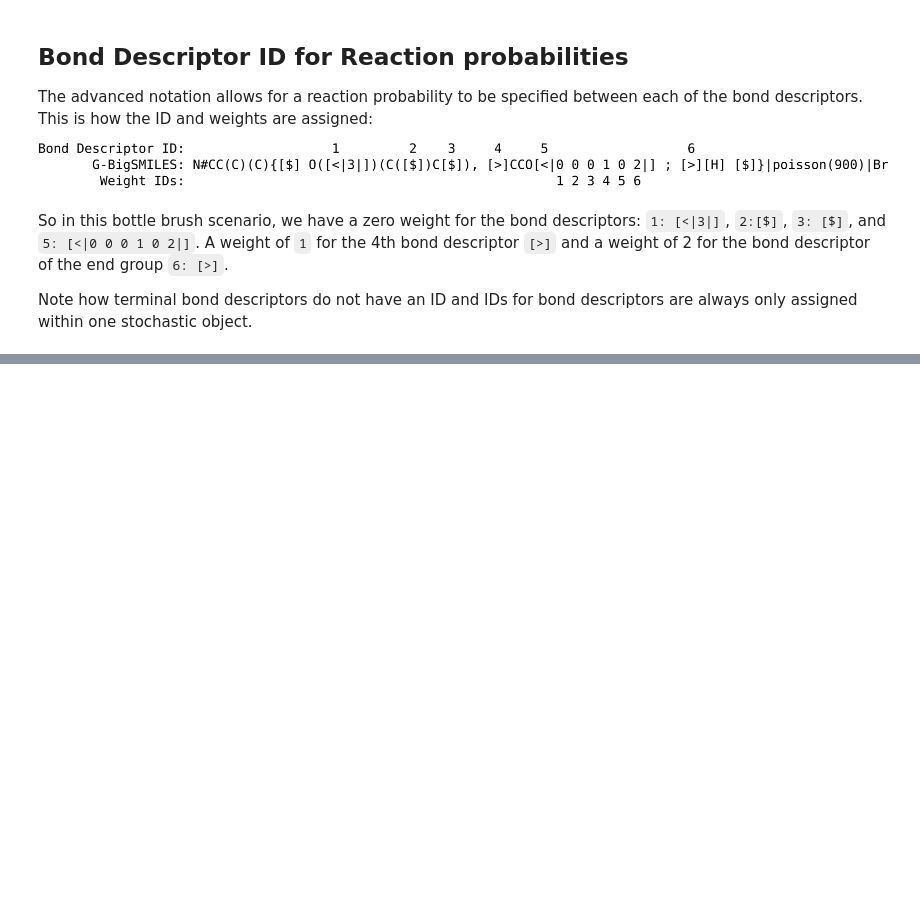
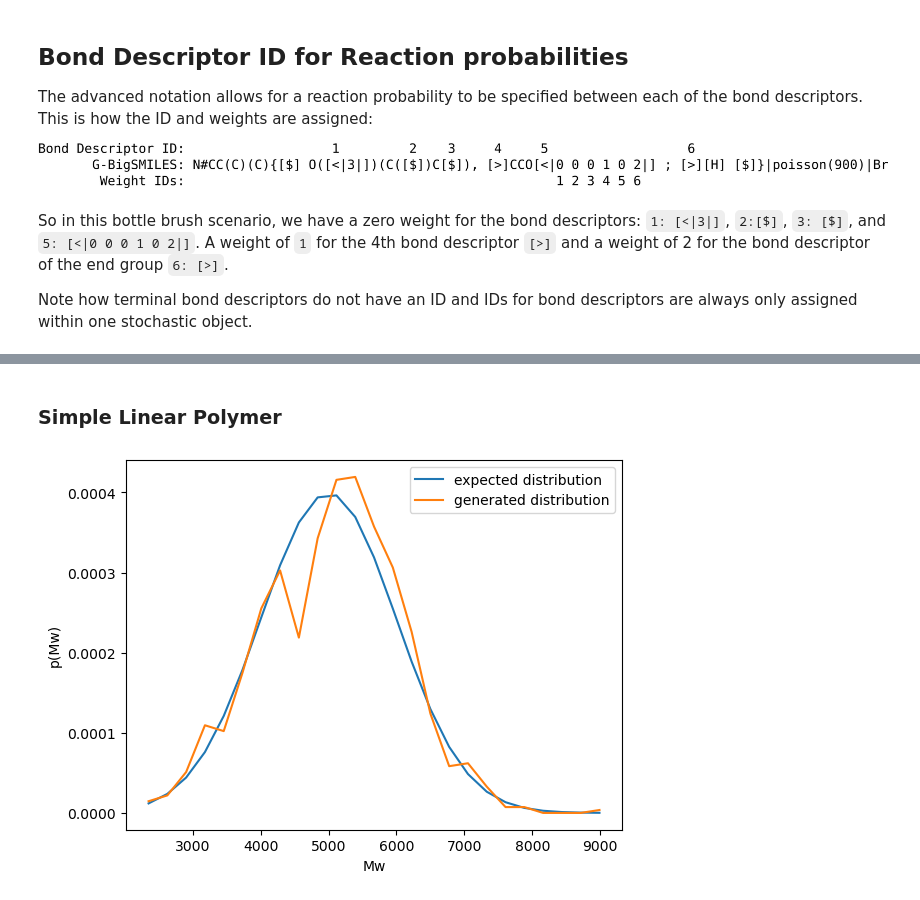
Before and after one commit to InnocentBug/G-BigSMILES, a Jupyter notebook: SI.ipynb, the cells around one changed output, grey strips where cells are left out. Cells and saved outputs as stored; diff of their text form; code cells hidden in the pictures; blank space fills up the shorter version.

Commit message:
add new material to SI (#44)
add distribution tests and composition tests to the jupyter notebook.

```diff
--- a/SI.ipynb
+++ b/SI.ipynb
@@ -84,7 +81,7 @@ In common terms, this represents the random copolymer PS-r-PMMA. Technically, th
 Our first step is to specify the molecular weight distribution. We'll use the Schulz-Zimm distribution as an example, with a molecular weight average (Mw) of 1500 and a number average molecular weight (Mn) of 1400.
 # %%
 # Define a generative bigSMILES string representing an ensemble of molecules
-generative_bigSMILES = "CCOC(=O)C(C)(C){[>][<]CC([>])c1ccccc1, [<]CC([>])C(=O)OC [<]}|schulz_zimm(1500, 1400)|[Br]"
+generative_bigSMILES = "CCOC(=O)C(C)(C){[>][<]CC([>])c1ccccc1, [<]CC([>])C(=O)OC [<]}|schulz_zimm(1500, 1400)|[Br].|5e5|"
 # %%
 # Visualize the generated molecule
 draw_molecule(generative_bigSMILES)
@@ -106,6 +162,6 @@ We can alter the composition of PS and PMMA by assigning different weights to th
 # %%
 # Define a generative bigSMILES string with weighted bond descriptors
-generative_bigSMILES = "CCOC(=O)C(C)(C){[>][<|8|]CC([>|8|])c1ccccc1, [<|2|]CC([>|2|])C(=O)OC [<]}|schulz_zimm(1500, 1400)|[Br]"
+generative_bigSMILES = "CCOC(=O)C(C)(C){[>][<|8|]CC([>|8|])c1ccccc1, [<|2|]CC([>|2|])C(=O)OC [<]}|schulz_zimm(1500, 1400)|[Br].|5e5|"
 # %%
 # Visualize the new generated molecule
 draw_molecule(generative_bigSMILES)
@@ -126,7 +203,7 @@ In the previous example, we adjusted the ratio of PS to PMMA but didn't specify
 For instance, let's set the transition probability for both PS -> PS and PMMA -> PMMA to 70%, yielding a noticeably blockier random copolymer. We can accomplish this by assigning weights of 7 and 3 to the respective transitions between the monomers.
 # %%
 # Define a generative bigSMILES string with adjusted blockiness
-generative_bigSMILES = "CCOC(=O)C(C)(C){[>][<|0 7 0 3|]CC([>|7 0 3 0|])c1ccccc1, [<|0 3 0 7|]CC([>|3 0 7 0|])C(=O)OC [<]}|schulz_zimm(1500, 1400)|[Br]"
+generative_bigSMILES = "CCOC(=O)C(C)(C){[>][<|0 7 0 3|]CC([>|7 0 3 0|])c1ccccc1, [<|0 3 0 7|]CC([>|3 0 7 0|])C(=O)OC [<]}|schulz_zimm(1500, 1400)|[Br].|5e5|"
 # %%
 # Visualize the blockier molecule
 draw_molecule(generative_bigSMILES)
@@ -139,0 +215,22 @@ draw_generation_graph(generative_bigSMILES)
+# %%
+# In testing environments only run on the linux systems:
+if IS_LINUX or not TESTING_ENV:
+    # Use a full ensemble system determine the ration of PS to PMMA
+    system = bigsmiles_gen.System(generative_bigSMILES)
+    total_PMMA = 0
+    total_PS = 0
+    total_weight = 0
+    # Iterate the molecules of a full system
+    for gen_mol in system.generator:
+        n_PMMA, n_PS = count_PS_PMMA_monomers(gen_mol)
+        total_PMMA += n_PMMA
+        total_PS += n_PS
+        total_weight += gen_mol.weight
+        update_progress(total_weight/system.system_mass)
+
+    ratio = total_PMMA/(total_PS + total_PMMA)
+    expected_ratio = 0.5
+    print(ratio, expected_ratio)
+    # For automated tests we raise an exception for unexpected deviations
+    if np.abs(expected_ratio - ratio) > 0.05:
+        raise RuntimeError(f"Unexpected deviation of the monomer composition by more then 5%: {(ratio, expected_ratio)}")
@@ -570,0 +689,14 @@ Note how terminal bond descriptors do not have an ID and IDs for bond descriptor
+# %% [markdown]
+### Simple Linear Polymer
+# %%
+# In testing environments only run on the linux systems:
+if IS_LINUX or not TESTING_ENV:
+    mu = 5e3
+    sigma = 1e3
+    generative_bigSMILES = "[H]{[>] [<]CC([>])c1ccccc1 [<]}|gauss("+str(mu)+", "+str(sigma)+")|[H].|5e6|"
+    normalized_deviation = plot_distribution(generative_bigSMILES, mu, sigma)
+    # Let's make sure our expectations are fulfilled (important for automated tests)
+    if normalized_deviation > 0.5:
+        raise RuntimeError(f"The actual distribution deviates from the expected distribution {normalized_deviation}")
+# %% [output]
+[figure, added]
```
Also changed, not shown: parts of 37 cells of this notebook, 7 other files.
